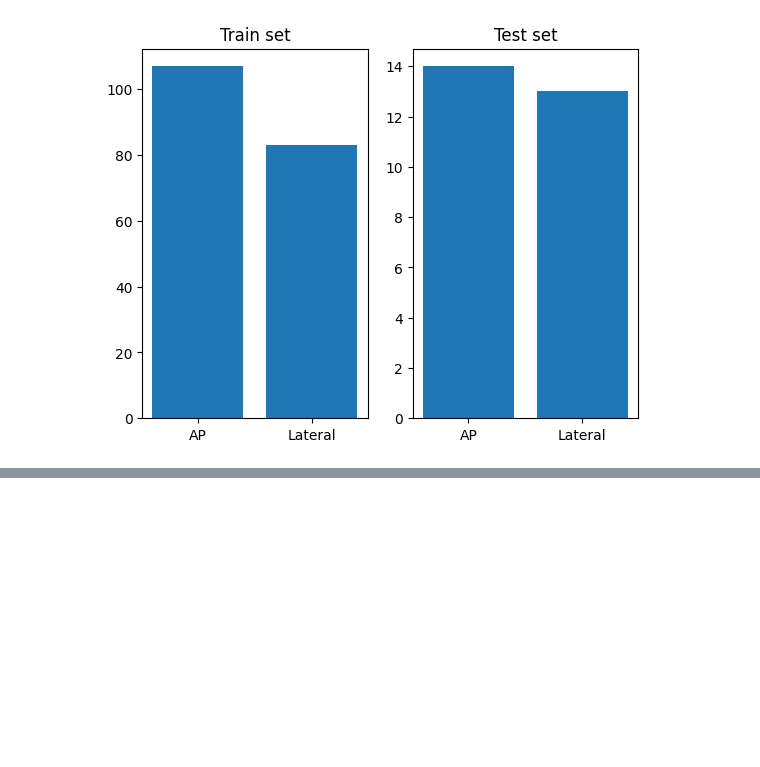
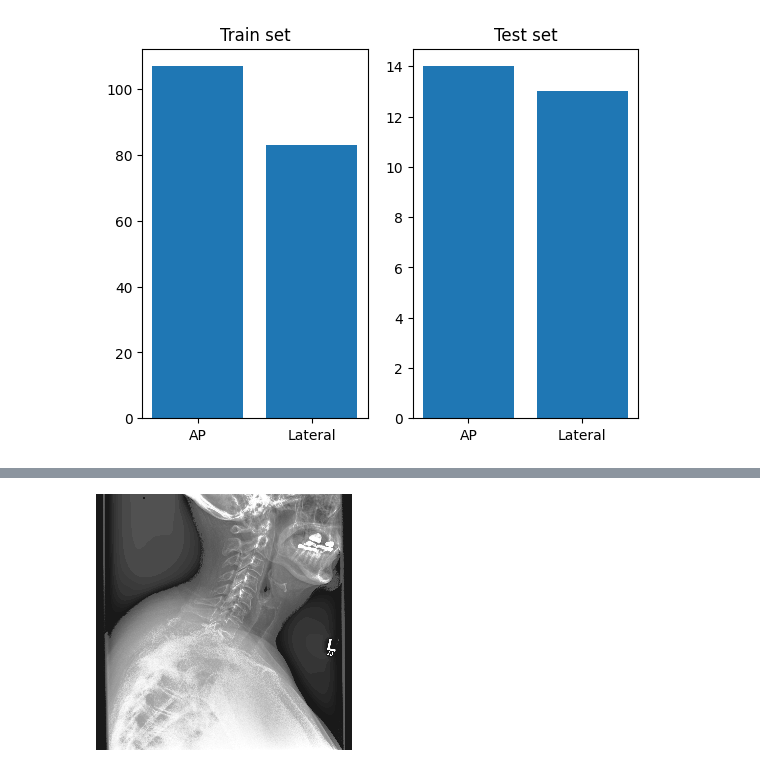
Before and after one commit to alexaatm/xray_classifier, a Jupyter notebook: notebooks/01-tmenova-data-exploration.ipynb, the cells around one changed output, grey strips where cells are left out. Saved outputs shown, nothing was run; the diff lists cells and outputs as text; code cells hidden in the pictures; blank space fills up the shorter version.

```diff
--- a/notebooks/01-tmenova-data-exploration.ipynb
+++ b/notebooks/01-tmenova-data-exploration.ipynb
@@ -217,0 +328,7 @@ Text(0.5, 1.0, 'Test set')
+# %%
+histN = HistogramNormalize()
+processed = histN(npimg)
+# %%
+processed
+# %% [output]
+[figure, added]
```
Also changed, not shown: parts of 10 cells of this notebook, 1 other file.
